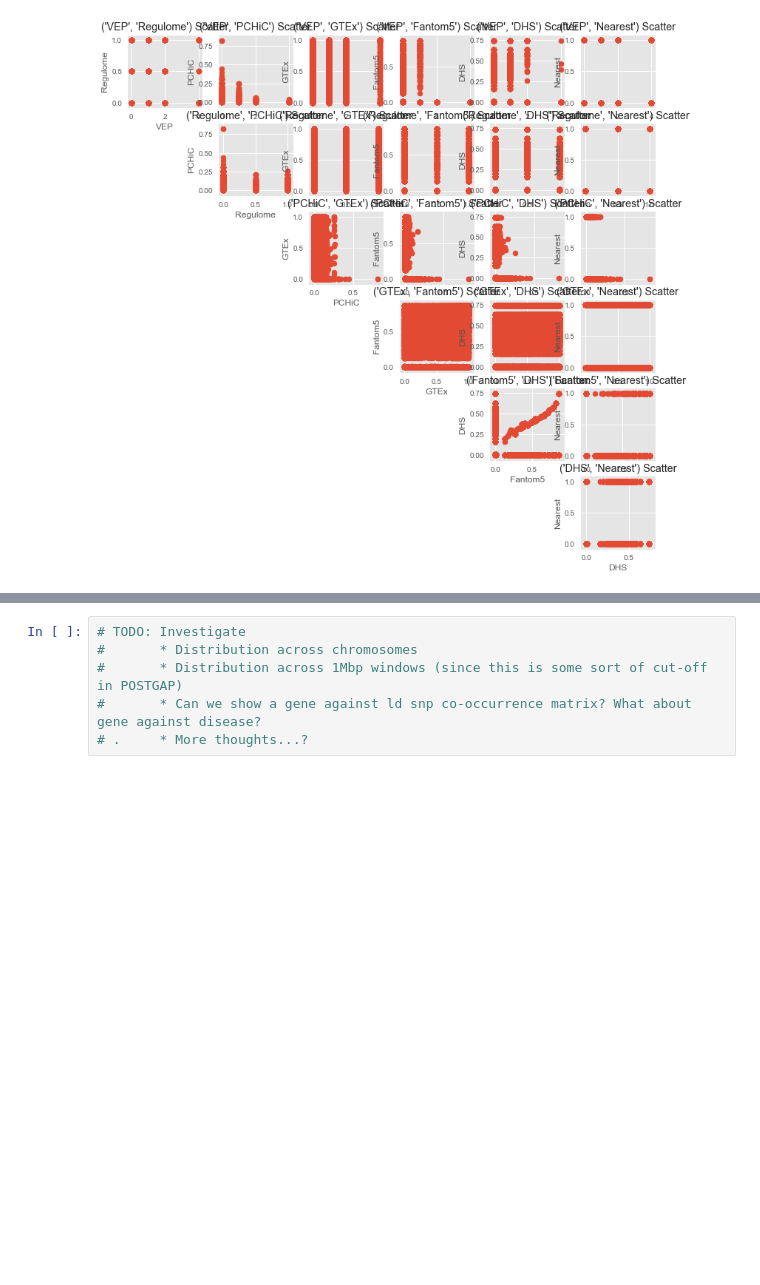
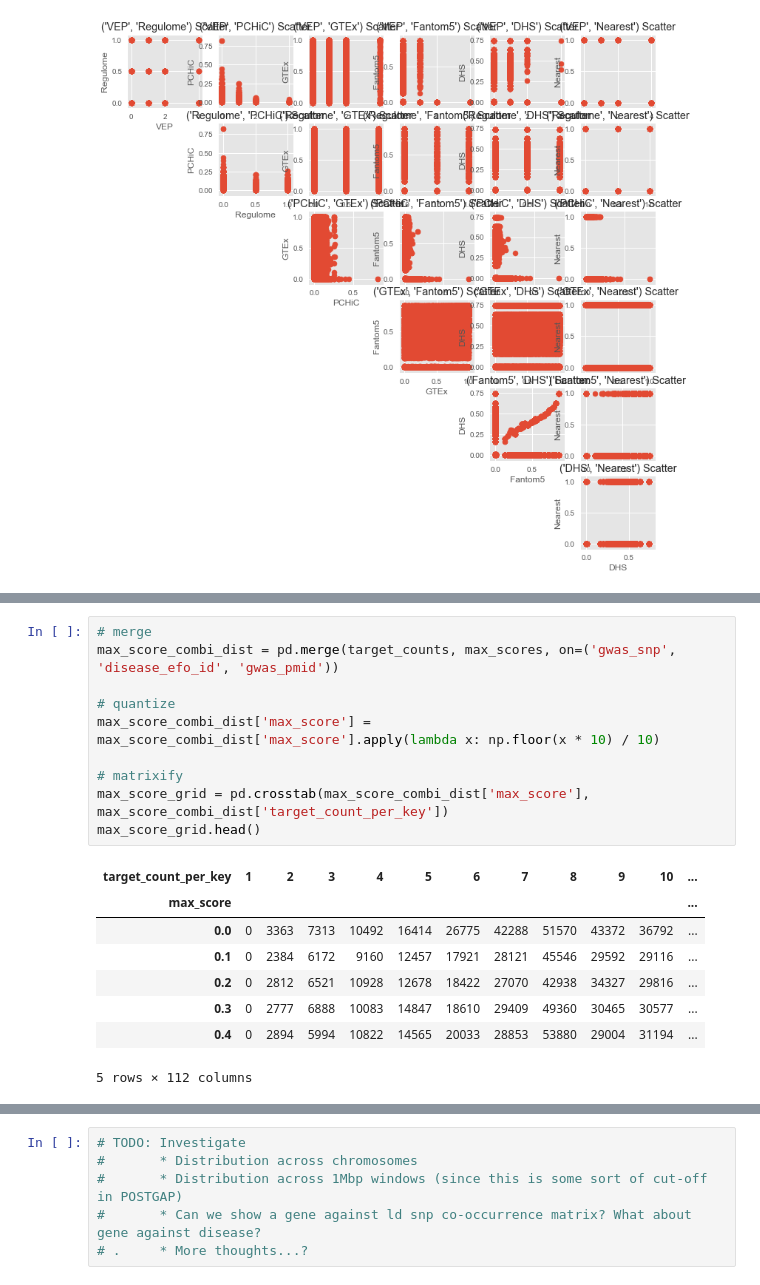
Before and after one commit to opentargets-archive/postgap_analysis, a Jupyter notebook: postgap_analysis_20171113.ipynb, the cells around one changed output, grey strips where cells are left out. Drawn from its saved outputs; the diff is of its cells as text; blank space fills up the shorter version.

```diff
--- a/postgap_analysis_20171113.ipynb
+++ b/postgap_analysis_20171113.ipynb
@@ -598,0 +673,19 @@ plt.show()
+# %%
+# merge
+max_score_combi_dist = pd.merge(target_counts, max_scores, on=('gwas_snp', 'disease_efo_id', 'gwas_pmid'))
+
+# quantize
+max_score_combi_dist['max_score'] = max_score_combi_dist['max_score'].apply(lambda x: np.floor(x * 10) / 10)
+
+# matrixify
+max_score_grid = pd.crosstab(max_score_combi_dist['max_score'], max_score_combi_dist['target_count_per_key'])
+max_score_grid.head()
+# %% [output]
+| target_count_per_key | 1 | 2 | 3 | 4 | 5 | 6 | 7 | 8 | 9 | 10 | ... |
+| max_score |  |  |  |  |  |  |  |  |  |  | ... |
+| 0.0 | 0 | 3363 | 7313 | 10492 | 16414 | 26775 | 42288 | 51570 | 43372 | 36792 | ... |
+| 0.1 | 0 | 2384 | 6172 | 9160 | 12457 | 17921 | 28121 | 45546 | 29592 | 29116 | ... |
+| 0.2 | 0 | 2812 | 6521 | 10928 | 12678 | 18422 | 27070 | 42938 | 34327 | 29816 | ... |
+| 0.3 | 0 | 2777 | 6888 | 10083 | 14847 | 18610 | 29409 | 49360 | 30465 | 30577 | ... |
+| 0.4 | 0 | 2894 | 5994 | 10822 | 14565 | 20033 | 28853 | 53880 | 29004 | 31194 | ... |
+5 rows × 112 columns
```
Also changed, not shown: parts of 9 cells of this notebook.
